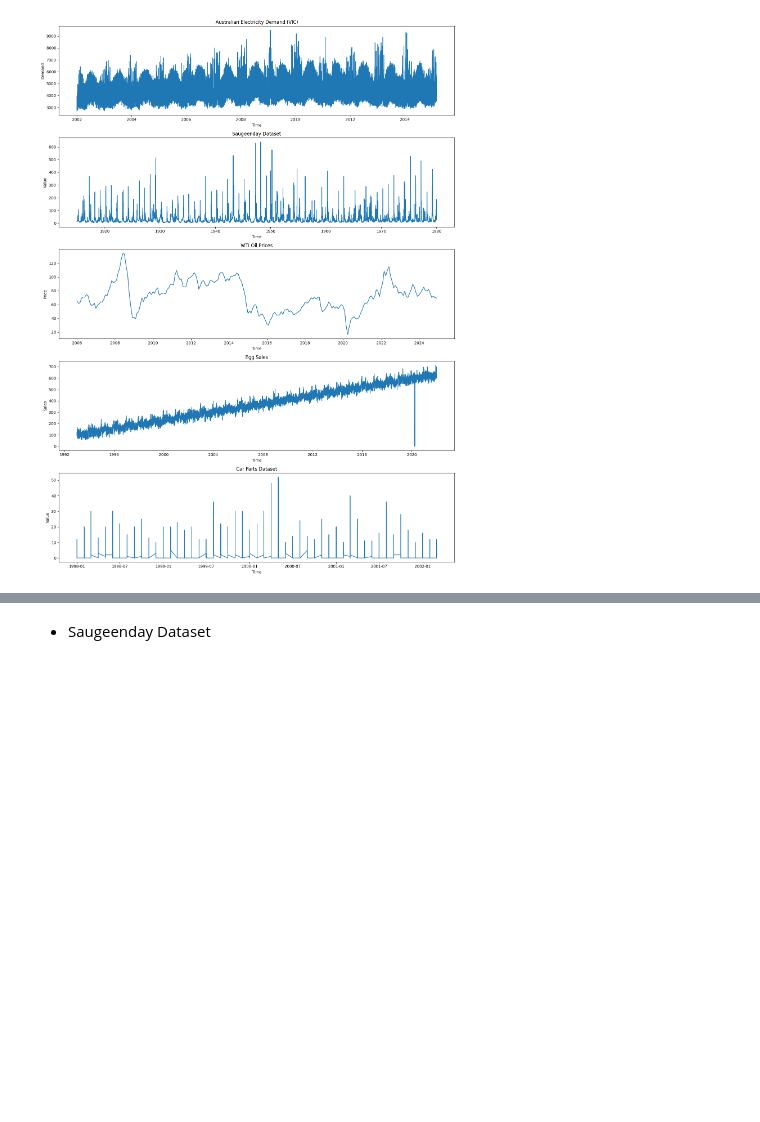
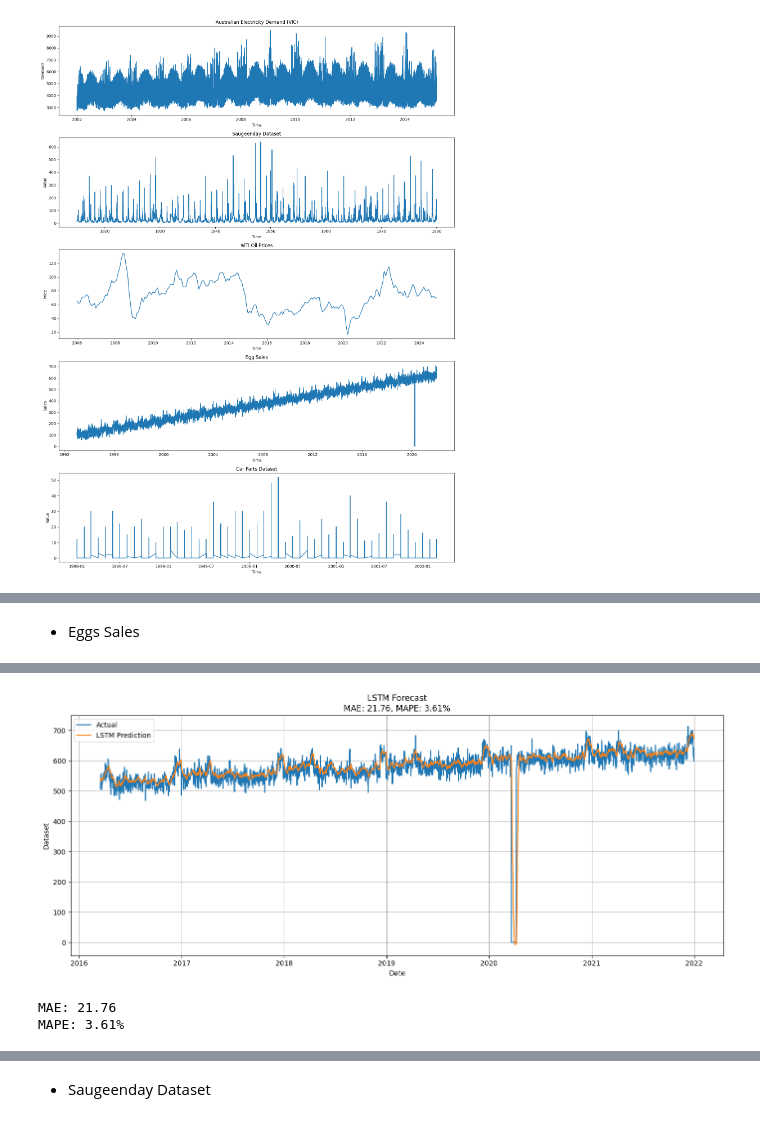
Before and after one commit to rafabarros95/Time-Series-Forecasting, a Jupyter notebook: lstm.ipynb, the cells around one changed output, grey strips where cells are left out. Drawn from its saved outputs; the diff is of its cells as text; code cells hidden in the pictures; blank space fills up the shorter version.

```diff
--- a/lstm.ipynb
+++ b/lstm.ipynb
@@ -187,0 +162,5 @@ LSTM MAPE: 5.12%
+# %% [markdown]
+- Eggs Sales
+# %%
+results_eggs_sale = lstm_forecast(egg_sales_df)
+# %% [output]
@@ -187,0 +168,3 @@ LSTM MAPE: 5.12%
+[figure, added]
+MAE: 21.76
+MAPE: 3.61%
```
Also changed, not shown: parts of 21 cells of this notebook.
